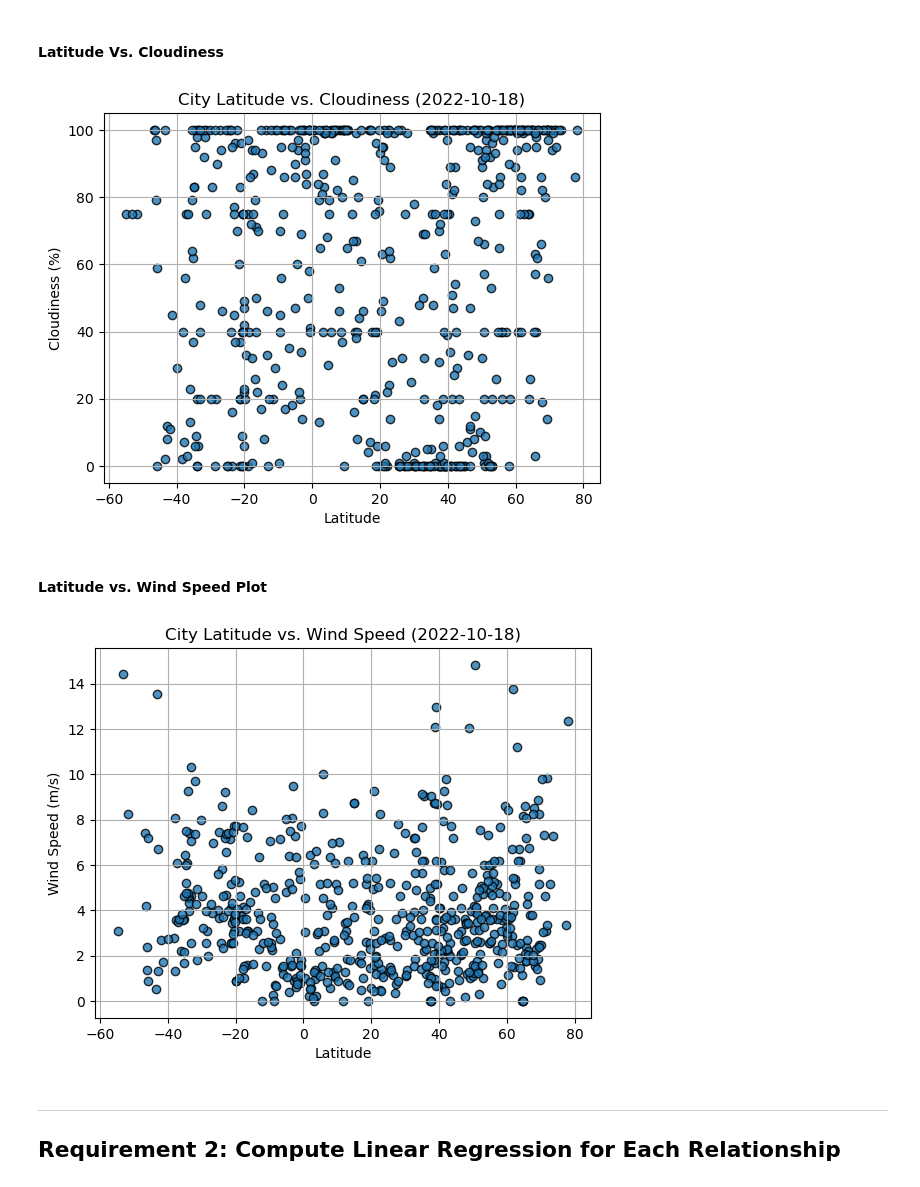
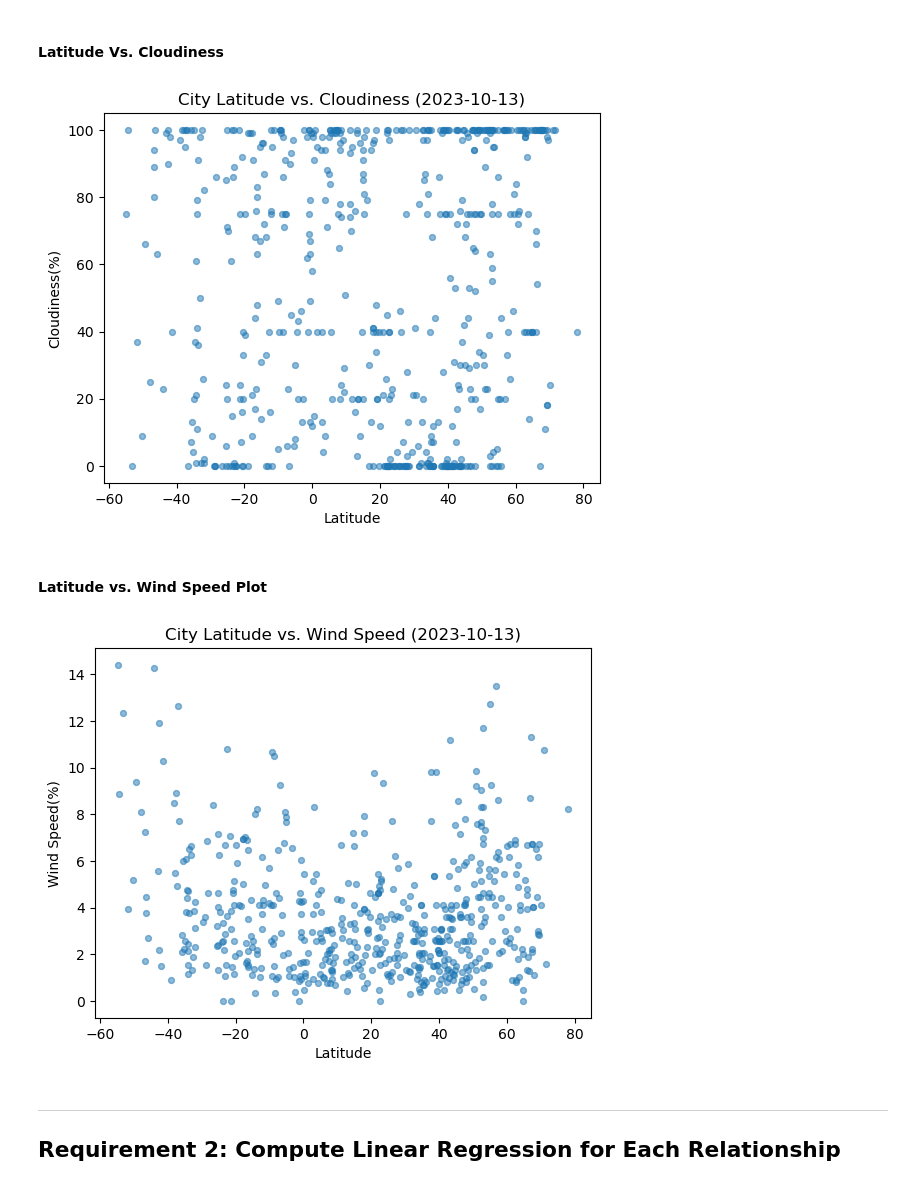
Before and after one commit to StarkArk/python_vacation_api, a Jupyter notebook: WeatherPy.ipynb, the cells around one changed output. Drawn from its saved outputs; the diff is of its cells as text; code cells hidden in the pictures.

```diff
--- a/WeatherPy.ipynb
+++ b/WeatherPy.ipynb
@@ -419,34 +406,39 @@ plt.show()
 #### Latitude Vs. Cloudiness
 # %%
 # Build the scatter plots for latitude vs. cloudiness
-# YOUR CODE HERE
+ax = city_data_df.plot.scatter(x="Lat", y="Cloudiness", alpha=.5, linewidths=1, marker="8")
 
 # Incorporate the other graph properties
-# YOUR CODE HERE
+ax.set_title("City Latitude vs. Cloudiness (2023-10-13)")
+ax.set_xlabel("Latitude")
+ax.set_ylabel("Cloudiness(%)")
 
 # Save the figure
-plt.savefig("output_data/Fig3.png")
+plt.savefig("Fig3.png")
 
 # Show plot
 plt.show()
 # %% [output]
-[figure, old version]
+[figure, new version]
 # %% [markdown]
 #### Latitude vs. Wind Speed Plot
 # %%
 # Build the scatter plots for latitude vs. wind speed
-# YOUR CODE HERE
+ax = city_data_df.plot.scatter(x="Lat", y="Wind Speed", alpha=.5, linewidths=1, marker="8")
 
 # Incorporate the other graph properties
-# YOUR CODE HERE
+ax.set_title("City Latitude vs. Wind Speed (2023-10-13)")
+ax.set_xlabel("Latitude")
+ax.set_ylabel("Wind Speed(%)")
+
 
 # Save the figure
-plt.savefig("output_data/Fig4.png")
+plt.savefig("Fig4.png")
 
 # Show plot
 plt.show()
 # %% [output]
-[figure, old version]
+[figure, new version]
 # %% [markdown]
 ---
 
```
Also changed, not shown: parts of 9 cells of this notebook, 3 other files.
